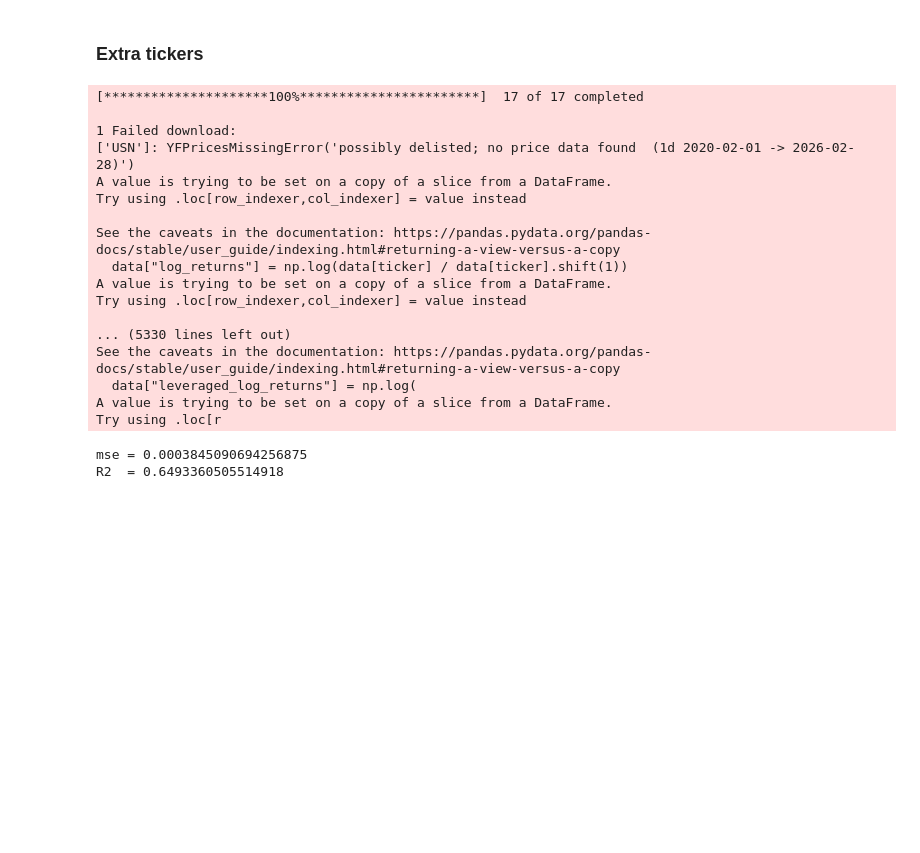
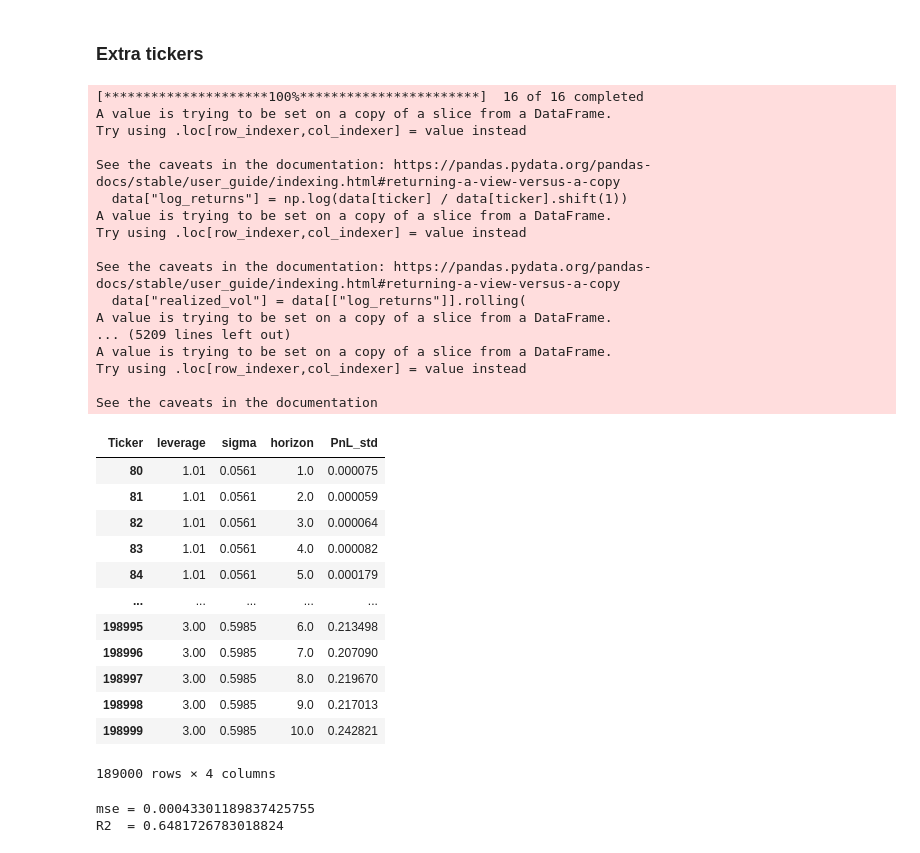
Before and after one commit to albesianor/Leveraged-ETFs, a Jupyter notebook: 09_backtesting.ipynb, the cells around one changed output. Drawn from its saved outputs; the diff is of its cells as text; code cells hidden in the pictures; blank space fills up the shorter version.

Commit message:
feat: add backtesting with horizon

```diff
--- a/09_backtesting.ipynb
+++ b/09_backtesting.ipynb
@@ -131,7 +135,7 @@ import yfinance as yf
 df_extra = yf.download(new_tickers, start="2020-02-01", end="2026-02-28")["Close"]
 
 window_length = 20
-horizons = [1,2,3,4,5,6,7,8,9,10]
+horizons = [1, 2, 3, 4, 5, 6, 7, 8, 9, 10]
 res_list = []
 
 for leverage_factor in np.linspace(1.01, 3, 100):
@@ -157,9 +161,10 @@ for leverage_factor in np.linspace(1.01, 3, 100):
             temp["horizon"] = horizon
 
             res_list.append(
-                temp.dropna().reset_index()[["leverage_factor", "realized_vol", "horizon", "PnL"]]
+                temp.dropna().reset_index()[
+                    ["leverage_factor", "realized_vol", "horizon", "PnL"]
+                ]
             )  # address issue with Ticker column of indices
-
 
         """
         data["PnL"] = np.exp(
@@ -172,16 +177,13 @@ for leverage_factor in np.linspace(1.01, 3, 100):
             data.dropna().reset_index()[["leverage_factor", "realized_vol", "PnL"]]
         )  # address issue with Ticker column of indices"""
 
-res_df_extra = pd.concat(res_list)
+df_extra = pd.concat(res_list)
 
-res_df_extra[res_df_extra["realized_vol"] < 0.6].to_parquet(
+df_extra[df_extra["realized_vol"] < 0.6].to_parquet(
     f"output/historical_data/test/lev_sigma<0.6_std_extra.parquet"
 )
 # %% [output]
-[*********************100%***********************]  17 of 17 completed
-
-1 Failed download:
-['USN']: YFPricesMissingError('possibly delisted; no price data found  (1d 2020-02-01 -> 2026-02-28)')
+[*********************100%***********************]  16 of 16 completed
 A value is trying to be set on a copy of a slice from a DataFrame.
 Try using .loc[row_indexer,col_indexer] = value instead
 
@@ -190,37 +192,65 @@ See the caveats in the documentation: https://pandas.pydata.org/pandas-docs/stab
 A value is trying to be set on a copy of a slice from a DataFrame.
 Try using .loc[row_indexer,col_indexer] = value instead
 
-... (5330 lines left out)
 See the caveats in the documentation: https://pandas.pydata.org/pandas-docs/stable/user_guide/indexing.html#returning-a-view-versus-a-copy
-  data["leveraged_log_returns"] = np.log(
+  data["realized_vol"] = data[["log_returns"]].rolling(
 A value is trying to be set on a copy of a slice from a DataFrame.
-Try using .loc[r
+... (5209 lines left out)
+A value is trying to be set on a copy of a slice from a DataFrame.
+Try using .loc[row_indexer,col_indexer] = value instead
+
+See the caveats in the documentation
 # %%
-df_extra = pd.read_parquet(
-    "output/historical_data/test/lev_sigma<0.6_std_extra.parquet"
-)
+# df_extra = pd.read_parquet(
+#     "output/historical_data/test/lev_sigma<0.6_std_extra.parquet"
+# )
 df_extra.dropna(inplace=True)
 
 df_extra["realized_vol"] = pd.cut(x=df_extra["realized_vol"], bins=bins)
 df_extra["realized_vol"] = df_extra["realized_vol"].apply(lambda x: x.mid)
-grouped_df_extra = df_extra.groupby(by=["leverage_factor", "realized_vol"])[
+
+grouped_df_extra = df_extra.groupby(by=["leverage_factor", "realized_vol", "horizon"])[
     ["PnL"]
 ].std()
+
+# delete df_extra to save memory
+del df_extra
+
 grouped_df_extra.reset_index(inplace=True)
-grouped_df_extra.rename(columns={"PnL": "PnL_std"}, inplace=True)
+grouped_df_extra.rename(
+    columns={"PnL": "PnL_std", "leverage_factor": "leverage", "realized_vol": "sigma"},
+    inplace=True,
+)
+grouped_df_extra = grouped_df_extra.astype({"sigma": "float64", "horizon": "float64"})
 
 grouped_df_extra.dropna(inplace=True)
+# %%
+grouped_df_extra
+# %% [output]
+| Ticker | leverage | sigma | horizon | PnL_std |
+| 80 | 1.01 | 0.0561 | 1.0 | 0.000075 |
+| 81 | 1.01 | 0.0561 | 2.0 | 0.000059 |
+| 82 | 1.01 | 0.0561 | 3.0 | 0.000064 |
+| 83 | 1.01 | 0.0561 | 4.0 | 0.000082 |
+| 84 | 1.01 | 0.0561 | 5.0 | 0.000179 |
+| ... | ... | ... | ... | ... |
+| 198995 | 3.00 | 0.5985 | 6.0 | 0.213498 |
+| 198996 | 3.00 | 0.5985 | 7.0 | 0.207090 |
+| 198997 | 3.00 | 0.5985 | 8.0 | 0.219670 |
+| 198998 | 3.00 | 0.5985 | 9.0 | 0.217013 |
+| 198999 | 3.00 | 0.5985 | 10.0 | 0.242821 |
+189000 rows × 4 columns
 # %%
-pred_extra = model.predict(grouped_df_extra[["leverage_factor", "realized_vol"]])
+pred_extra = model.predict(grouped_df_extra[["leverage", "sigma", "horizon"]])
 
 print("mse =", mse(grouped_df_extra["PnL_std"], pred_extra))
 print(
     "R2  =",
     model.score(
-        grouped_df_extra[["leverage_factor", "realized_vol"]],
+        grouped_df_extra[["leverage", "sigma", "horizon"]],
         grouped_df_extra["PnL_std"],
     ),
 )
 # %% [output]
-mse = 0.0003845090694256875
-R2  = 0.6493360505514918
+mse = 0.00043301189837425755
+R2  = 0.6481726783018824
```
Also changed, not shown: parts of 16 cells of this notebook, 2 other files.
